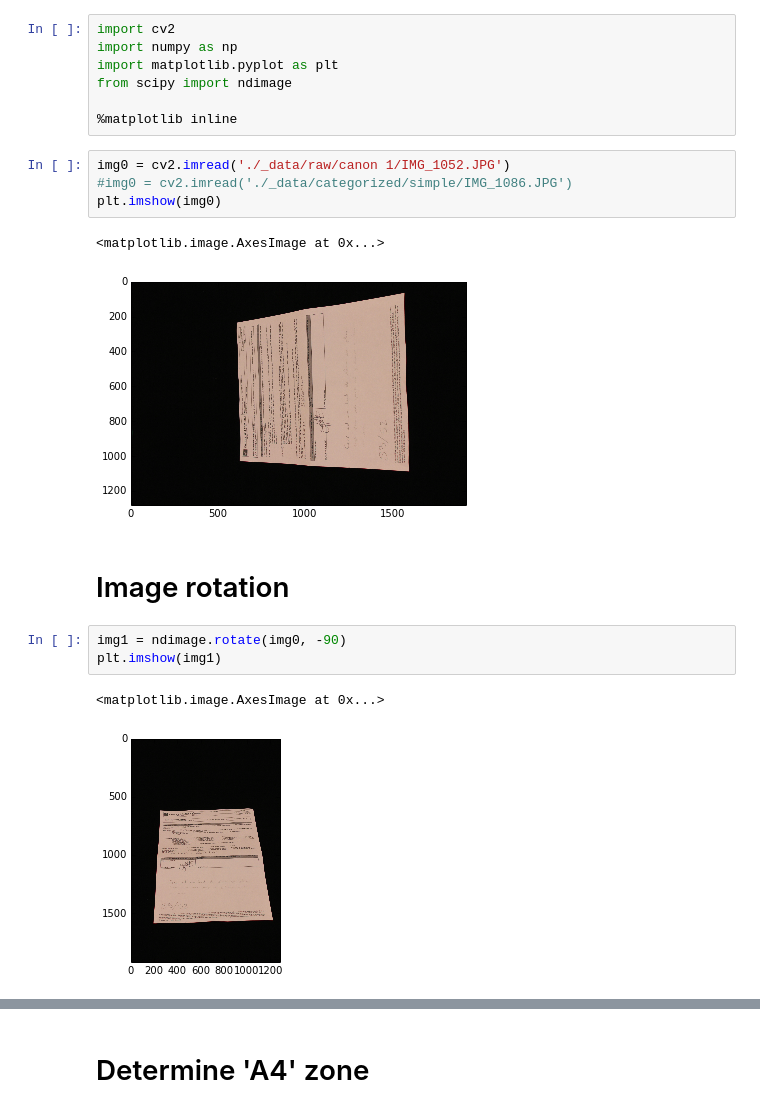
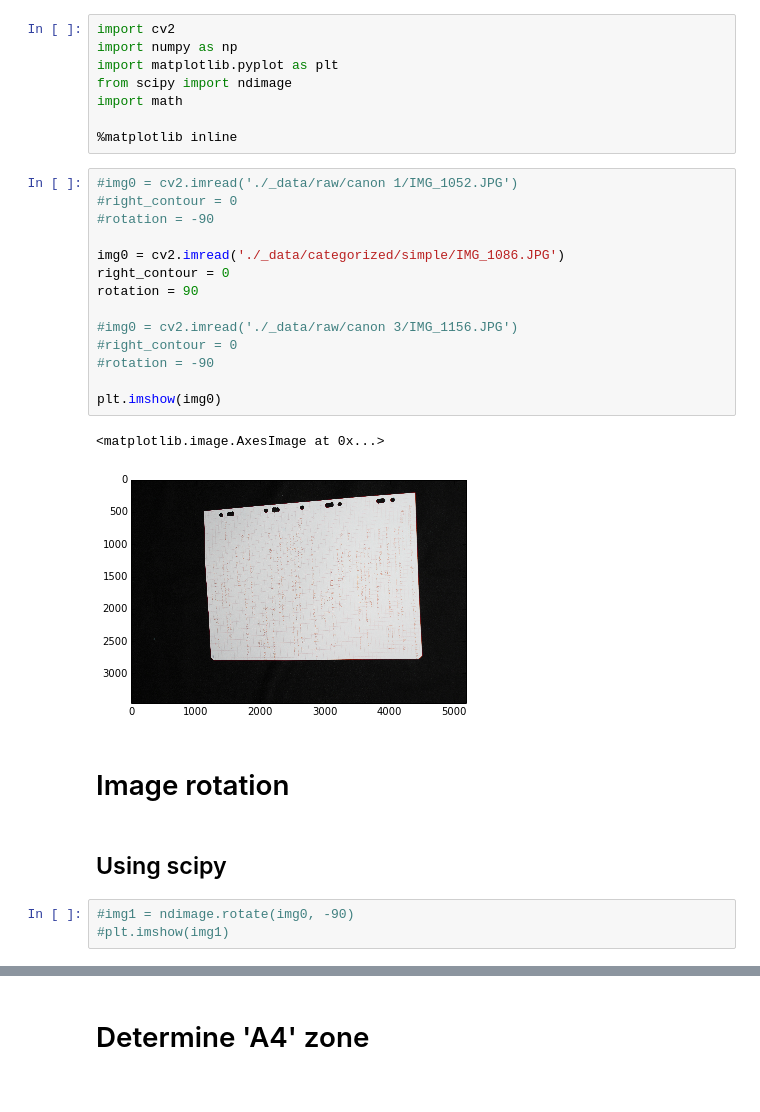
Before and after one commit to SylvainRoy/bscan, a Jupyter notebook: notebook.ipynb, the cells around one changed output, grey strips where cells are left out. Drawn from its saved outputs; the diff is of its cells as text.

```diff
--- a/notebook.ipynb
+++ b/notebook.ipynb
@@ -3,20 +3,30 @@ import cv2
 import numpy as np
 import matplotlib.pyplot as plt
 from scipy import ndimage
+import math
 
 %matplotlib inline
 # %%
-img0 = cv2.imread('./_data/raw/canon 1/IMG_1052.JPG')
-#img0 = cv2.imread('./_data/categorized/simple/IMG_1086.JPG')
+#img0 = cv2.imread('./_data/raw/canon 1/IMG_1052.JPG')
+#right_contour = 0
+#rotation = -90
+
+img0 = cv2.imread('./_data/categorized/simple/IMG_1086.JPG')
+right_contour = 0
+rotation = 90
+
+#img0 = cv2.imread('./_data/raw/canon 3/IMG_1156.JPG')
+#right_contour = 0
+#rotation = -90
+
 plt.imshow(img0)
 # %% [output]
 <matplotlib.image.AxesImage at 0x...>
-[figure, old version]
+[figure, new version]
 # %% [markdown]
 # Image rotation
+# %% [markdown]
+## Using scipy
 # %%
-img1 = ndimage.rotate(img0, -90)
-plt.imshow(img1)
+#img1 = ndimage.rotate(img0, -90)
+#plt.imshow(img1)
-# %% [output]
-<matplotlib.image.AxesImage at 0x...>
-[figure, removed]
```
Also changed, not shown: parts of 37 cells of this notebook, 2 other files.
